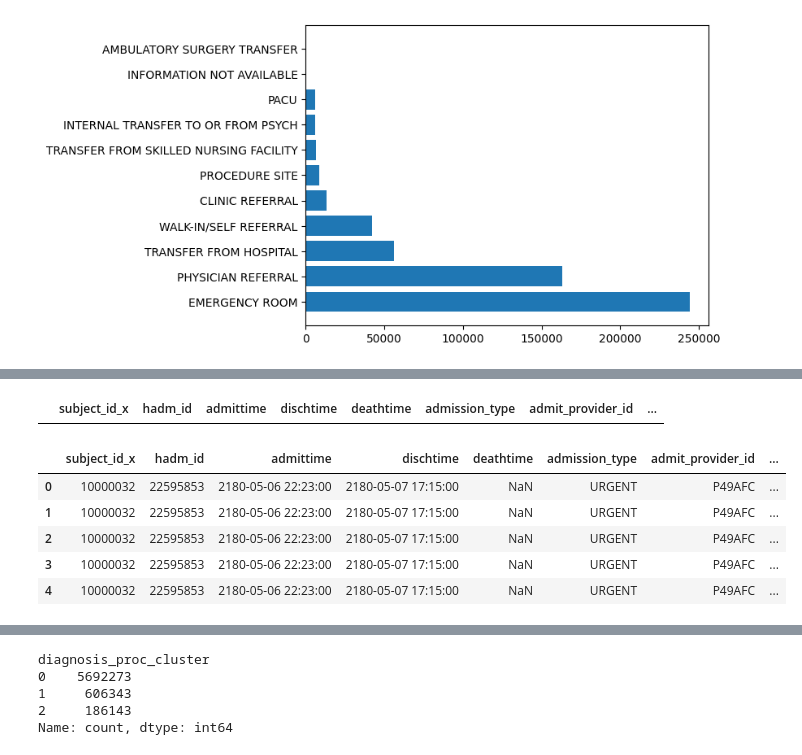
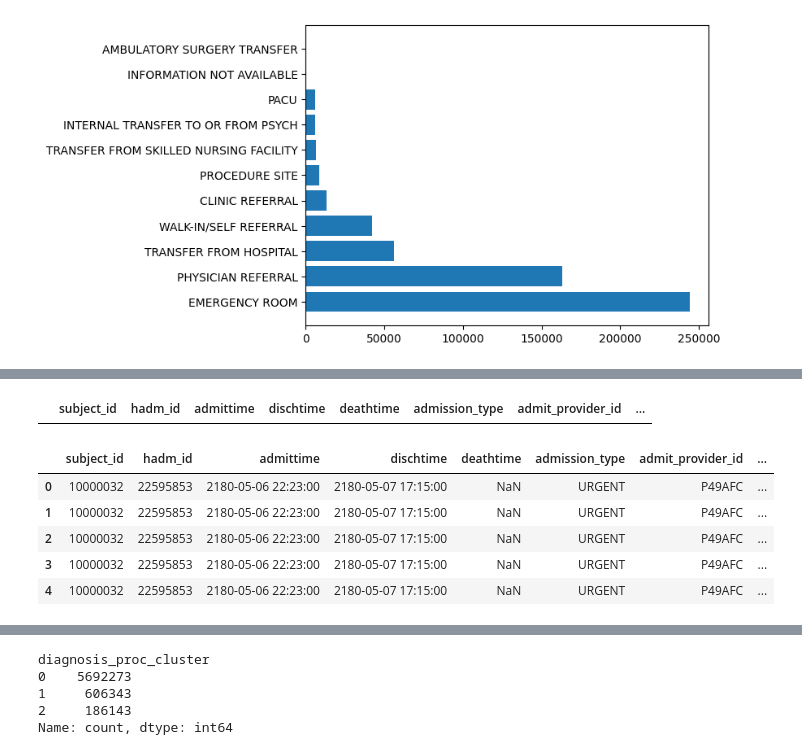
Before and after one commit to saaqib-m/patient-readmission, a Jupyter notebook: Patient-Readmission-LR-Notebook.ipynb, the cells around one changed output, grey strips where cells are left out. Cells and saved outputs as stored; diff of their text form; code cells hidden in the pictures.

```diff
--- a/Patient-Readmission-LR-Notebook.ipynb
+++ b/Patient-Readmission-LR-Notebook.ipynb
@@ -78,8 +79,10 @@ plt.show() # to check for missing values
 df_admit_icd = pd.merge(df_admits,df_diagnosis,how = 'left', on = 'hadm_id')
 df_admit_diagnosis = pd.merge(df_admit_icd,df_icd_diagnosis,how = 'left', on = 'icd_code')
 df_admit_diagnosis = pd.merge(df_admit_diagnosis,df_icd_proc,how = 'left', on = 'icd_code')
+df_admit_diagnosis.drop(columns= ['subject_id_y'], inplace = True)
+df_admit_diagnosis.rename(columns={'long_title_x': 'icd_diagnosis_name','long_title_y':'proc_name','subject_id_x':'subject_id'}, inplace=True)
+df_admit_diagnosis = pd.merge(df_admit_diagnosis,df_pat[['subject_id', 'anchor_age','gender']],how = 'left', on = 'subject_id')
 # %%
 pd.set_option('display.max_columns', None)
-df_admit_diagnosis.rename(columns={'long_title_x': 'icd_diagnosis_name','long_title_y':'proc_name'}, inplace=True)
 df_admit_diagnosis.head(5)
 # %% [output]
@@ -111,13 +114,13 @@ df_admit_diagnosis['proc_name'] = df_admit_diagnosis['proc_name'].fillna('No Pro
 #df_admit_diagnosis['icd_code'] = df_admit_diagnosis['icd_code'].fillna('0')
 df_admit_diagnosis[df_admit_diagnosis['proc_name'].isna()]
 # %% [output]
-|  | subject_id_x | hadm_id | admittime | dischtime | deathtime | admission_type | admit_provider_id | ... |
+|  | subject_id | hadm_id | admittime | dischtime | deathtime | admission_type | admit_provider_id | ... |
 # %%
-df_admit_diagnosis['diagnosis_proc'] = df_admit_diagnosis['icd_diagnosis_name'] + ' ' + df_admit_diagnosis['proc_name']
-df_admit_diagnosis['diagnosis_proc'] = df_admit_diagnosis['diagnosis_proc'].apply(lambda x: x.lower())
+#df_admit_diagnosis['diagnosis_proc'] = df_admit_diagnosis['icd_diagnosis_name'] + ' ' + df_admit_diagnosis['proc_name']
+#df_admit_diagnosis['diagnosis_proc'] = df_admit_diagnosis['diagnosis_proc'].apply(lambda x: x.lower())
 df_admit_diagnosis.head()
 # %% [output]
-|  | subject_id_x | hadm_id | admittime | dischtime | deathtime | admission_type | admit_provider_id | ... |
+|  | subject_id | hadm_id | admittime | dischtime | deathtime | admission_type | admit_provider_id | ... |
 | 0 | 10000032 | 22595853 | 2180-05-06 22:23:00 | 2180-05-07 17:15:00 | NaN | URGENT | P49AFC | ... |
 | 1 | 10000032 | 22595853 | 2180-05-06 22:23:00 | 2180-05-07 17:15:00 | NaN | URGENT | P49AFC | ... |
 | 2 | 10000032 | 22595853 | 2180-05-06 22:23:00 | 2180-05-07 17:15:00 | NaN | URGENT | P49AFC | ... |
```
Also changed, not shown: parts of 15 cells of this notebook.
